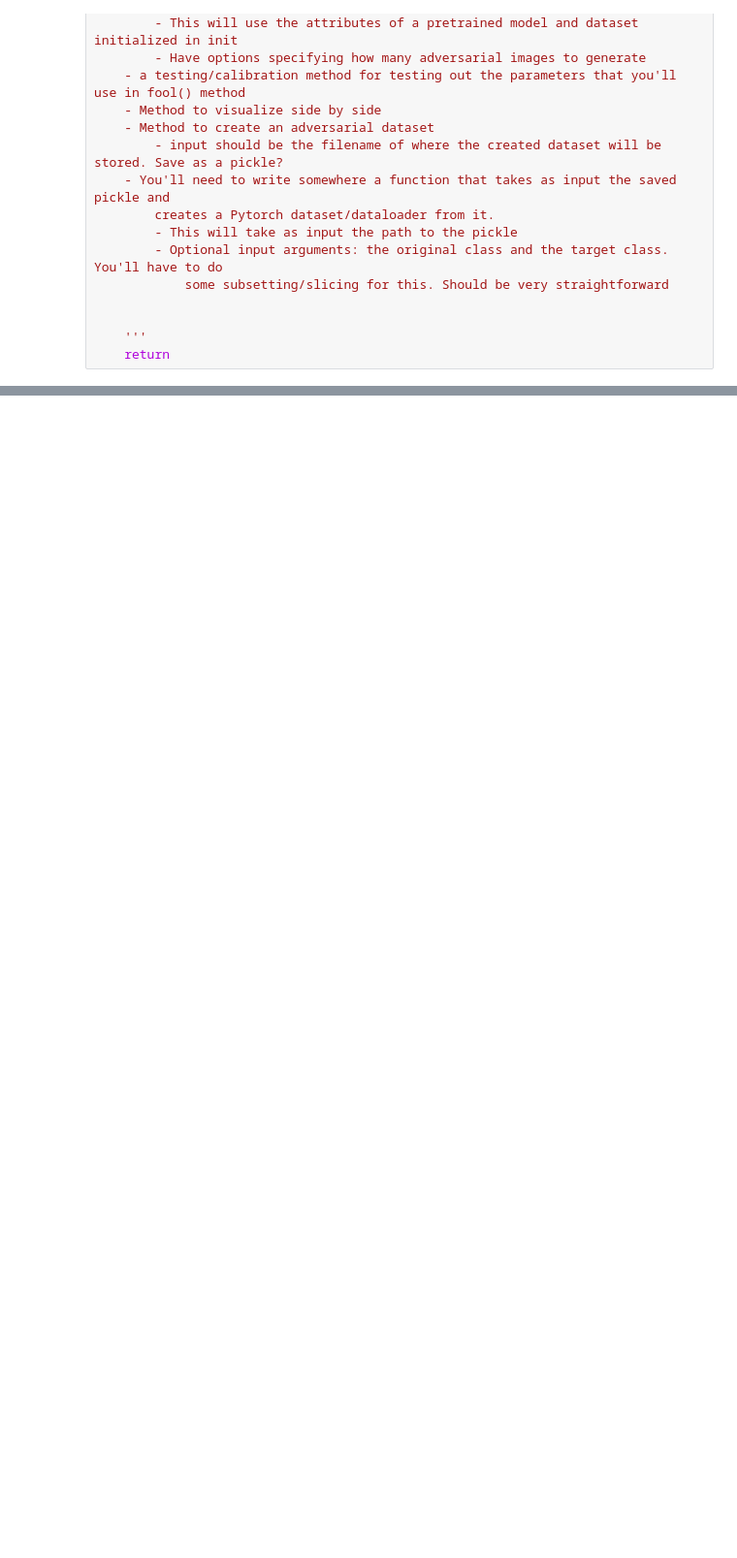
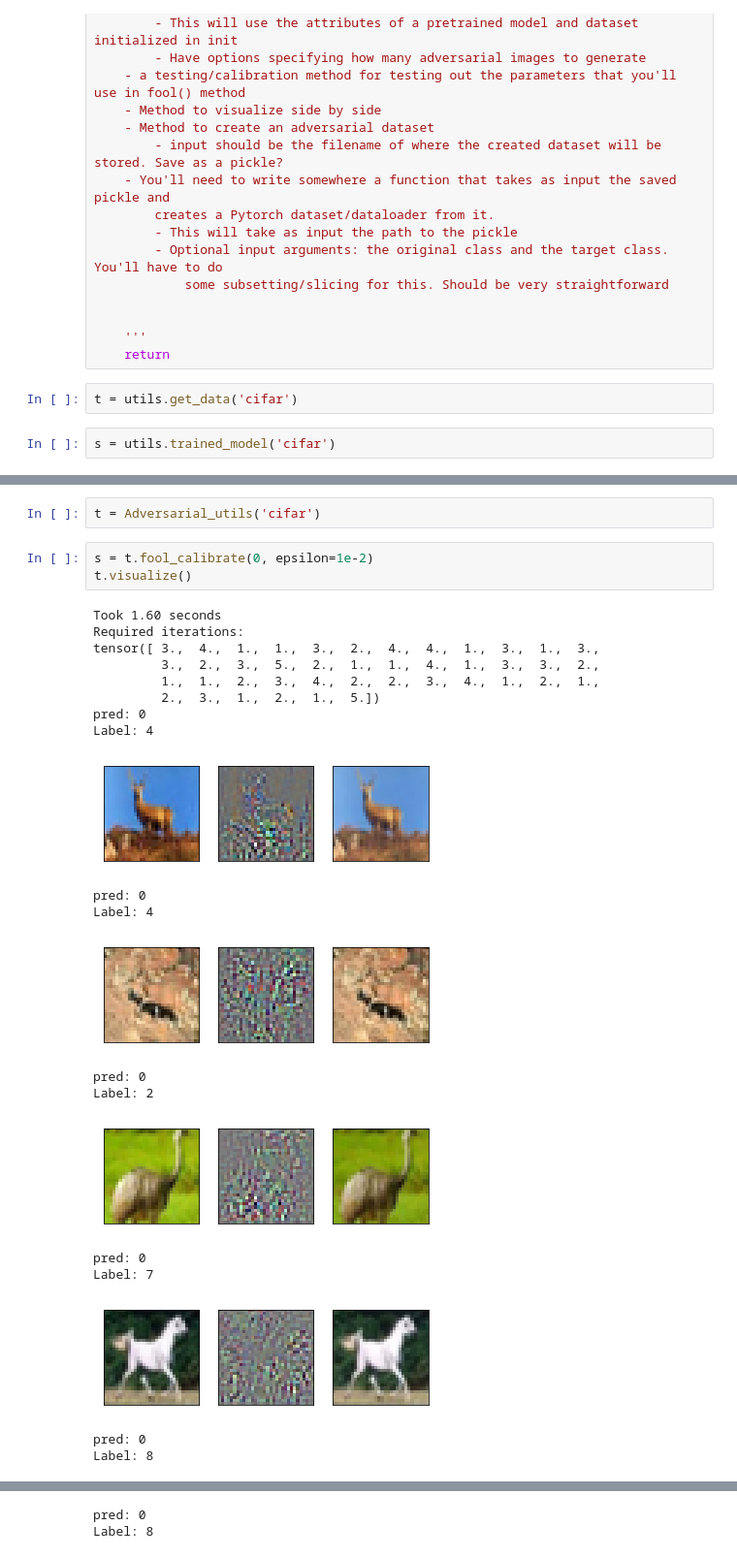
Before and after one commit to justinpyron/CS-231, a Jupyter notebook: Project/data/generator.ipynb, the cells around one changed output, grey strips where cells are left out. Shown at 97% size. Drawn from its saved outputs; the diff is of its cells as text; blank space fills up the shorter version.

Commit message:
created adversarial helper class

```diff
--- a/Project/data/generator.ipynb
+++ b/Project/data/generator.ipynb
@@ -301,3 +233,7 @@ def make_adv_dataset():
 
     '''
     return
+# %%
+t = utils.get_data('cifar')
+# %%
+s = utils.trained_model('cifar')
@@ -303,0 +385,26 @@ def make_adv_dataset():
+# %%
+t = Adversarial_utils('cifar')
+# %%
+s = t.fool_calibrate(0, epsilon=1e-2)
+t.visualize()
+# %% [output]
+Took 1.60 seconds
+Required iterations:
+tensor([ 3.,  4.,  1.,  1.,  3.,  2.,  4.,  4.,  1.,  3.,  1.,  3.,
+         3.,  2.,  3.,  5.,  2.,  1.,  1.,  4.,  1.,  3.,  3.,  2.,
+         1.,  1.,  2.,  3.,  4.,  2.,  2.,  3.,  4.,  1.,  2.,  1.,
+         2.,  3.,  1.,  2.,  1.,  5.])
+pred: 0
+Label: 4
+[figure, added]
+pred: 0
+Label: 4
+[figure, added]
+pred: 0
+Label: 2
+[figure, added]
+pred: 0
+Label: 7
+[figure, added]
+pred: 0
+Label: 8
@@ -303,0 +412,2 @@ def make_adv_dataset():
+pred: 0
+Label: 8
```
Also changed, not shown: parts of 7 cells of this notebook, 1 other file.
